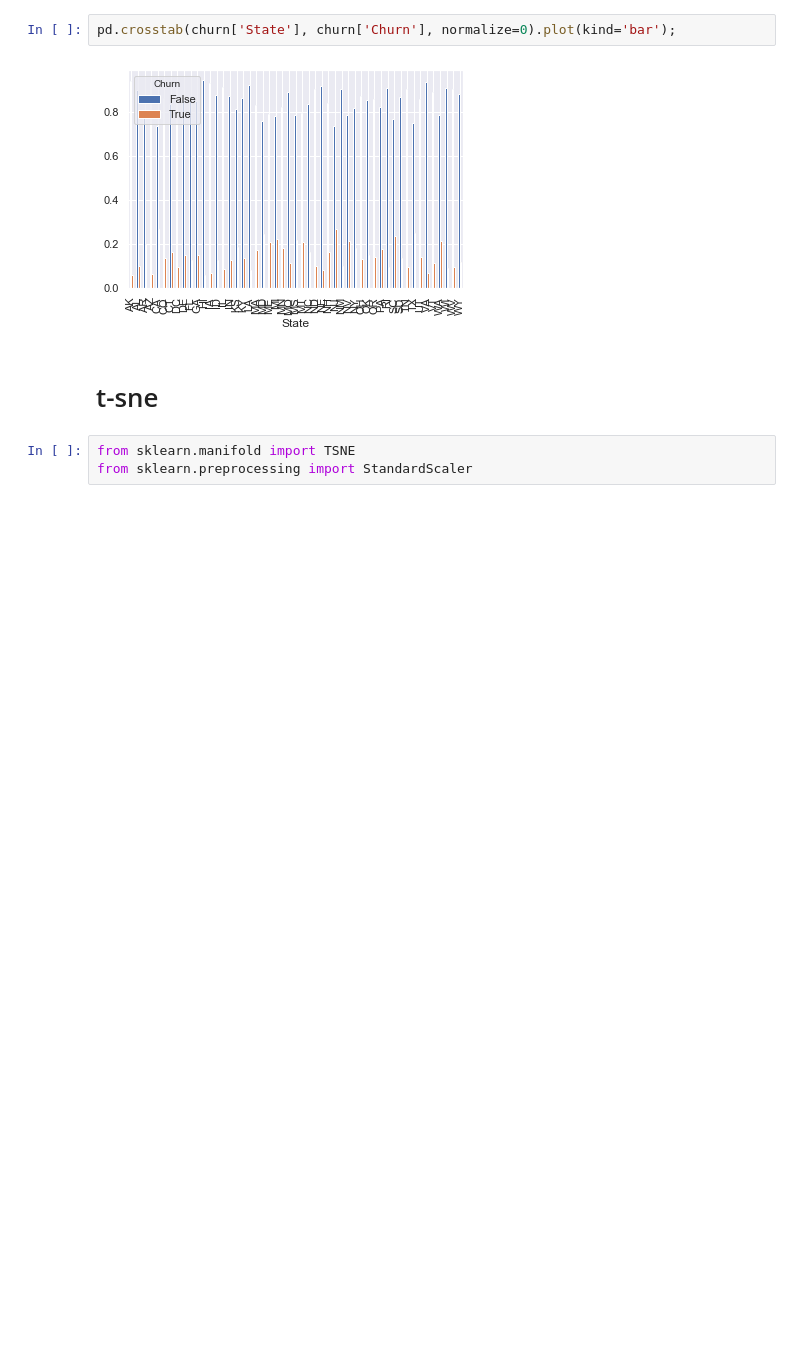
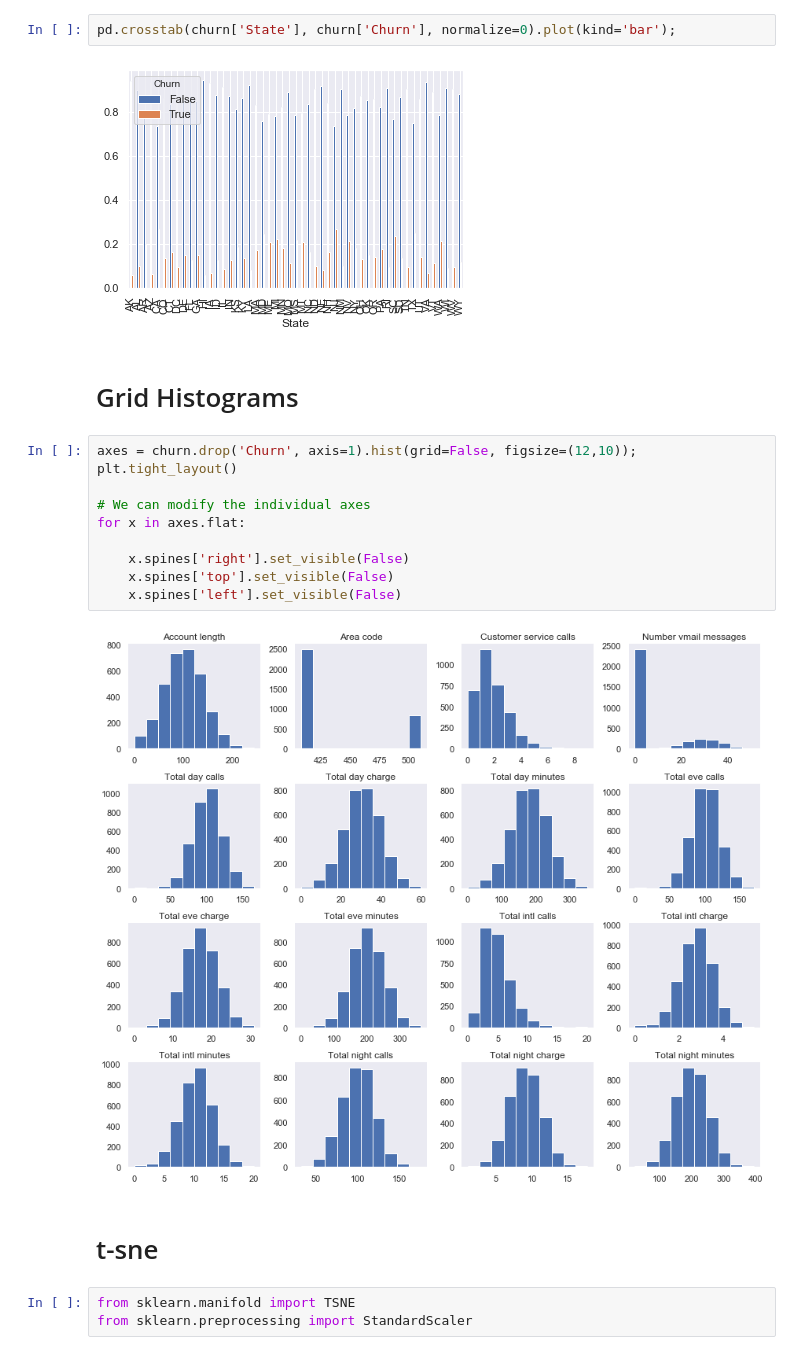
Before and after one commit to diegodebrito/data-science-toolbox, a Jupyter notebook: eda.ipynb, the cells around one changed output. Cells and saved outputs as stored; diff of their text form; blank space fills up the shorter version.

```diff
--- a/eda.ipynb
+++ b/eda.ipynb
@@ -163,6 +202,20 @@ pd.crosstab(churn['State'], churn['Churn'], normalize=0)
 pd.crosstab(churn['State'], churn['Churn'], normalize=0).plot(kind='bar');
 # %% [output]
 [figure]
+# %% [markdown]
+# Grid Histograms
+# %%
+axes = churn.drop('Churn', axis=1).hist(grid=False, figsize=(12,10));
+plt.tight_layout()
+
+# We can modify the individual axes
+for x in axes.flat:
+
+    x.spines['right'].set_visible(False)
+    x.spines['top'].set_visible(False)
+    x.spines['left'].set_visible(False)
+# %% [output]
+[figure, added]
 # %% [markdown]
 # t-sne
 # %%
```
Also changed, not shown: parts of 17 cells of this notebook, 1 other file.
